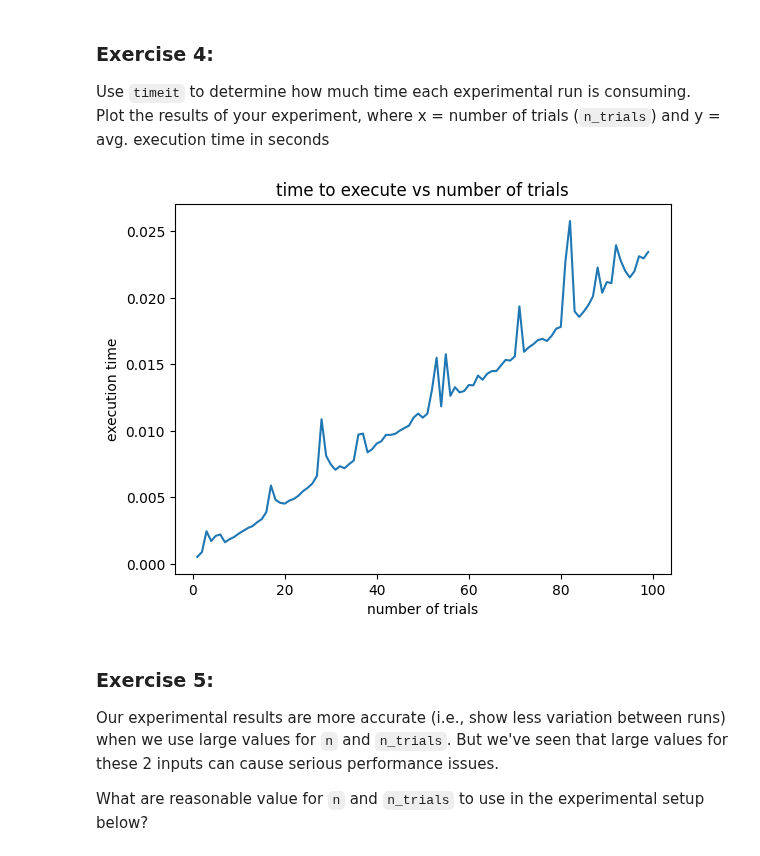
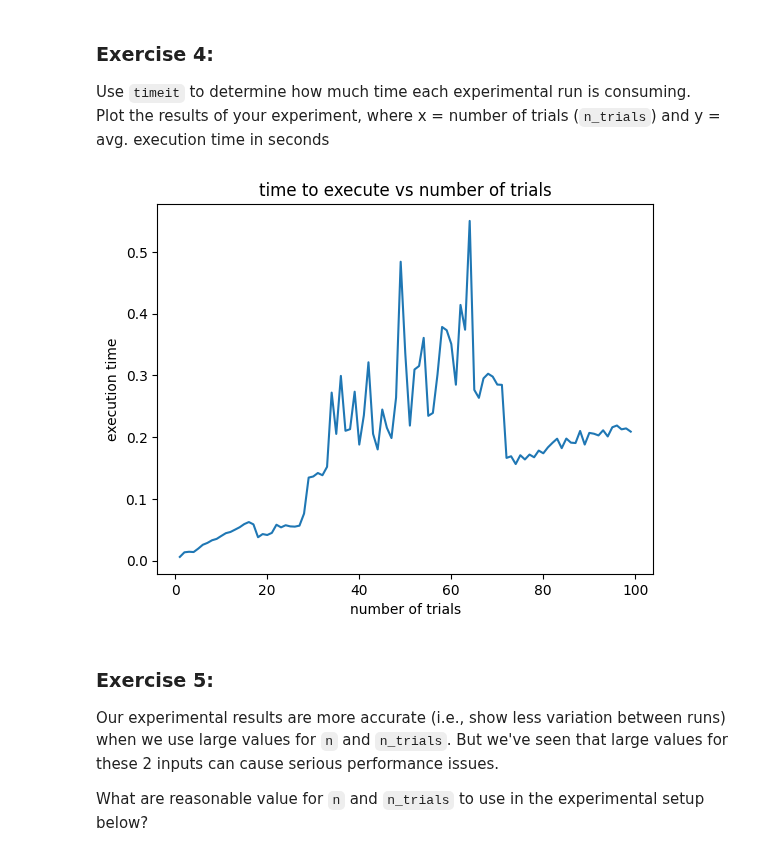
Before and after one commit to sammyfow/cap-comp215, a Jupyter notebook: labs/lab04-graphs.ipynb, the cells around one changed output. Saved outputs shown, nothing was run; the diff lists cells and outputs as text; code cells hidden in the pictures.

```diff
--- a/labs/lab04-graphs.ipynb
+++ b/labs/lab04-graphs.ipynb
@@ -185,18 +185,18 @@ Plot the results of your experiment, where x = number of trials (`n_trials`) and
 # %%
 # Solution for Ex. 4 here...
 N = range(1, 100)
-time = [timeit(lambda: proportion_connected(30, 0.1, trials), number=1) for trials in N]
+time = [timeit(lambda: proportion_connected(100, 0.1, trials), number=1) for trials in N]
 
 fig, ax = plt.subplots()
 ax.set(
     title='time to execute vs number of trials',
     xlabel='number of trials',
     ylabel='execution time',
 )
 ax.plot(N, time)
 plt.show()
 # %% [output]
-[figure, old version]
+[figure, new version]
 # %% [markdown]
 ### Exercise 5:
 Our experimental results are more accurate (i.e., show less variation between runs) when we use large values for `n` and `n_trials`.  But we've seen that large values for these 2 inputs can cause serious performance issues.
```
Also changed, not shown: parts of 8 cells of this notebook.
